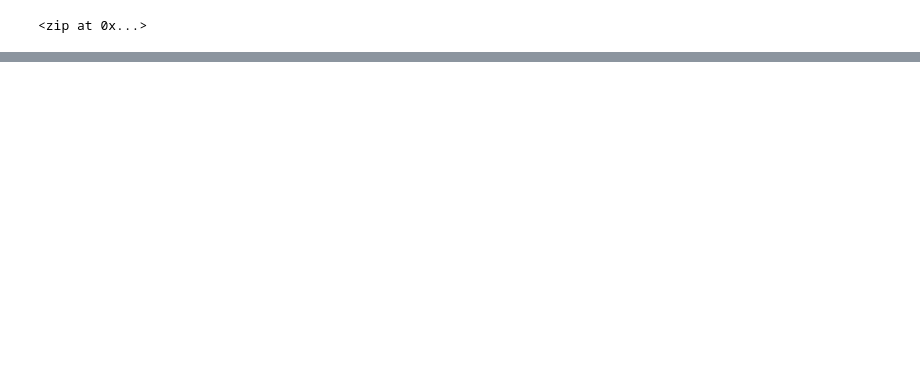
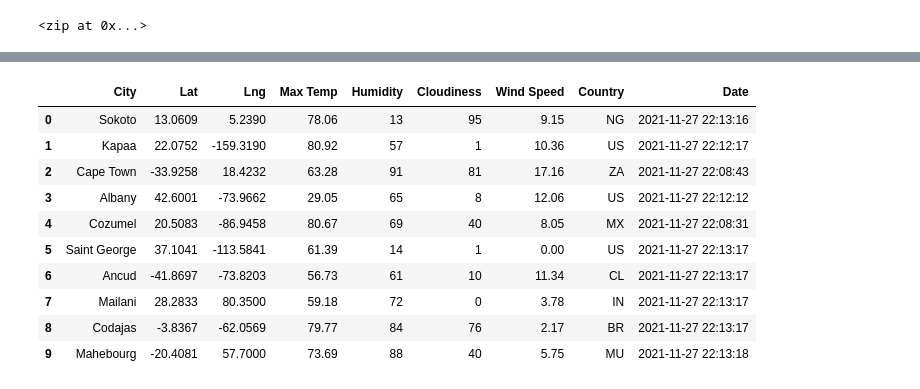
Before and after one commit to mshideler/World_Weather_Analysis, a Jupyter notebook: WeatherPy.ipynb, the cells around one changed output, grey strips where cells are left out. Saved outputs shown, nothing was run; the diff lists cells and outputs as text; code cells hidden in the pictures; blank space fills up the shorter version.

```diff
--- a/WeatherPy.ipynb
+++ b/WeatherPy.ipynb
@@ -32,0 +39,4 @@ len(cities)
+# %%
+# Starting URL for Weather Map API Call.
+url = "http://api.openweathermap.org/data/2.5/weather?units=Imperial&APPID=" + weather_api_key
+print(url)
@@ -32,0 +131,16 @@ len(cities)
+# %%
+# Convert the array of dictionaries to a Pandas DataFrame.
+city_data_df = pd.DataFrame(city_data)
+city_data_df.head(10)
+# %% [output]
+|  | City | Lat | Lng | Max Temp | Humidity | Cloudiness | Wind Speed | Country | Date |
+| 0 | Sokoto | 13.0609 | 5.2390 | 78.06 | 13 | 95 | 9.15 | NG | 2021-11-27 22:13:16 |
+| 1 | Kapaa | 22.0752 | -159.3190 | 80.92 | 57 | 1 | 10.36 | US | 2021-11-27 22:12:17 |
+| 2 | Cape Town | -33.9258 | 18.4232 | 63.28 | 91 | 81 | 17.16 | ZA | 2021-11-27 22:08:43 |
+| 3 | Albany | 42.6001 | -73.9662 | 29.05 | 65 | 8 | 12.06 | US | 2021-11-27 22:12:12 |
+| 4 | Cozumel | 20.5083 | -86.9458 | 80.67 | 69 | 40 | 8.05 | MX | 2021-11-27 22:08:31 |
+| 5 | Saint George | 37.1041 | -113.5841 | 61.39 | 14 | 1 | 0.00 | US | 2021-11-27 22:13:17 |
+| 6 | Ancud | -41.8697 | -73.8203 | 56.73 | 61 | 10 | 11.34 | CL | 2021-11-27 22:13:17 |
+| 7 | Mailani | 28.2833 | 80.3500 | 59.18 | 72 | 0 | 3.78 | IN | 2021-11-27 22:13:17 |
+| 8 | Codajas | -3.8367 | -62.0569 | 79.77 | 84 | 76 | 2.17 | BR | 2021-11-27 22:13:17 |
+| 9 | Mahebourg | -20.4081 | 57.7000 | 73.69 | 88 | 40 | 5.75 | MU | 2021-11-27 22:13:18 |
```
Also changed, not shown: parts of 7 cells of this notebook, 3 other files.
